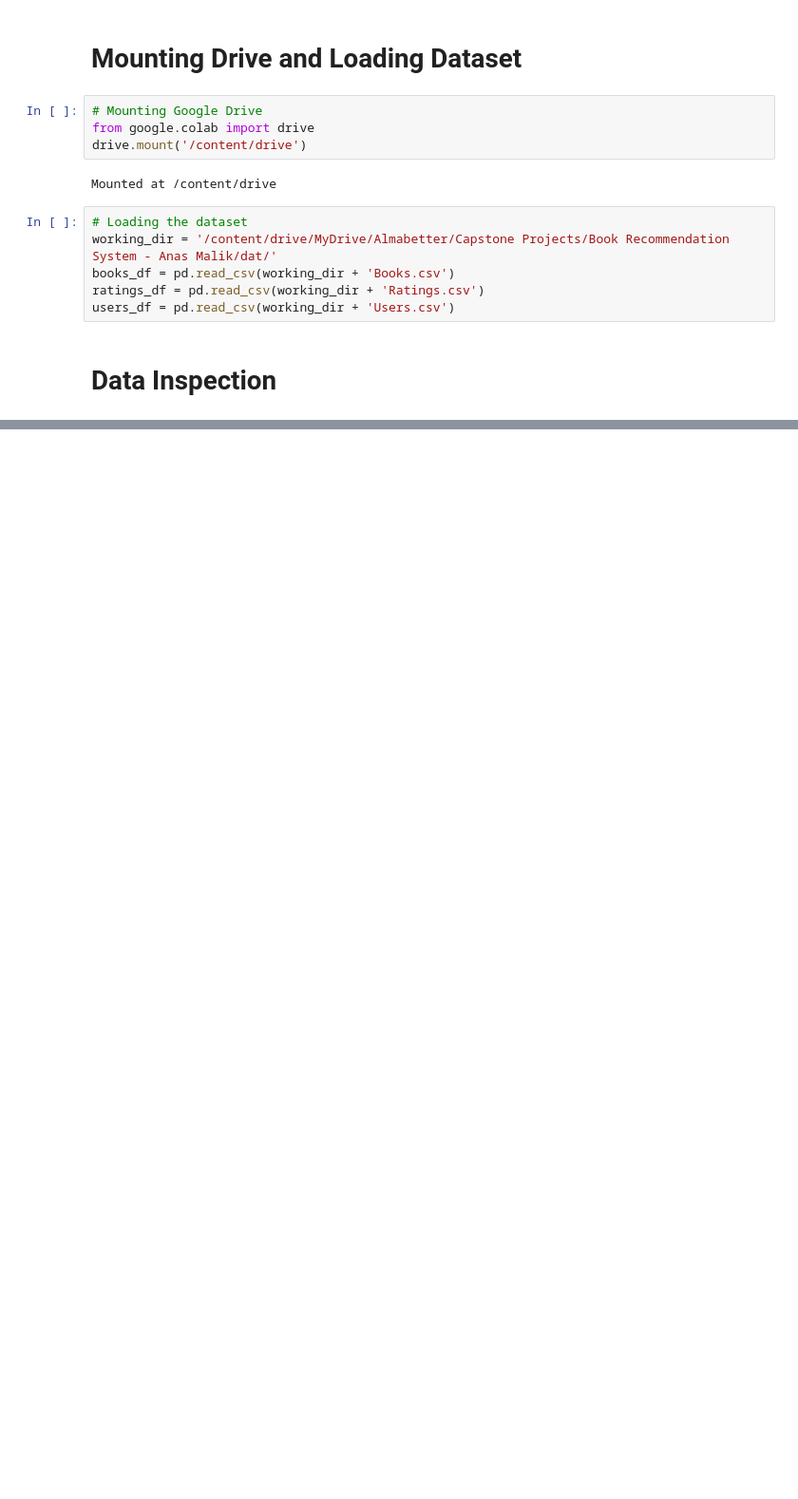
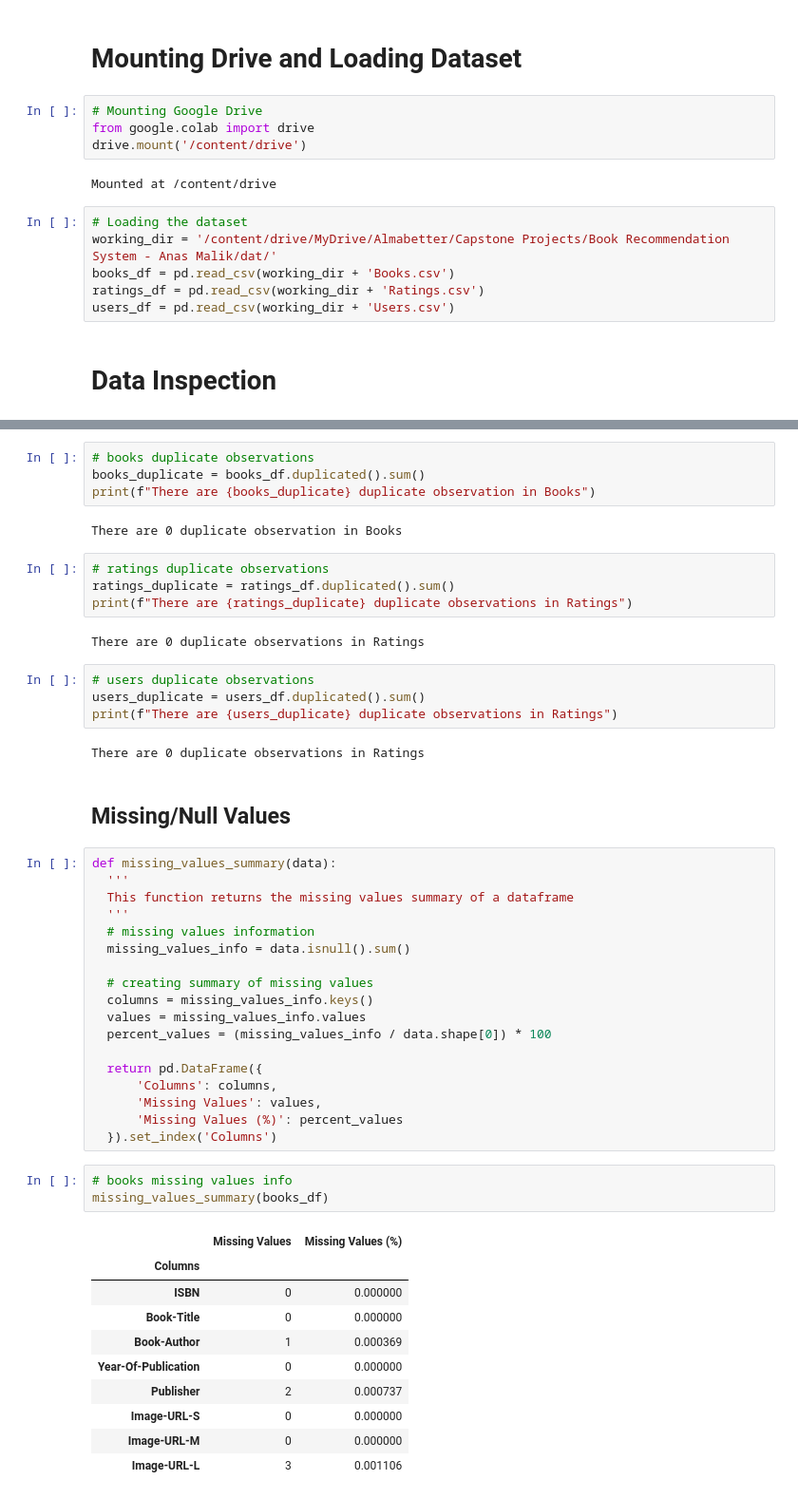
Before and after one commit to anasmalik081/Book-Recommendation-System-Capstone-Project, a Jupyter notebook: Individual_Notebbok_Book_Recommendation_System_Capstone_Project.ipynb, the cells around one changed output, grey strips where cells are left out. Shown at 95% size. Drawn from its saved outputs; the diff is of its cells as text; blank space fills up the shorter version.

```diff
--- a/Individual_Notebbok_Book_Recommendation_System_Capstone_Project.ipynb
+++ b/Individual_Notebbok_Book_Recommendation_System_Capstone_Project.ipynb
@@ -52,0 +150,52 @@ users_df = pd.read_csv(working_dir + 'Users.csv')
+# %%
+# books duplicate observations
+books_duplicate = books_df.duplicated().sum()
+print(f"There are {books_duplicate} duplicate observation in Books")
+# %% [output]
+There are 0 duplicate observation in Books
+# %%
+# ratings duplicate observations
+ratings_duplicate = ratings_df.duplicated().sum()
+print(f"There are {ratings_duplicate} duplicate observations in Ratings")
+# %% [output]
+There are 0 duplicate observations in Ratings
+# %%
+# users duplicate observations
+users_duplicate = users_df.duplicated().sum()
+print(f"There are {users_duplicate} duplicate observations in Ratings")
+# %% [output]
+There are 0 duplicate observations in Ratings
+# %% [markdown]
+## Missing/Null Values
+# %%
+def missing_values_summary(data):
+  '''
+  This function returns the missing values summary of a dataframe
+  '''
+  # missing values information
+  missing_values_info = data.isnull().sum()
+
+  # creating summary of missing values
+  columns = missing_values_info.keys()
+  values = missing_values_info.values
+  percent_values = (missing_values_info / data.shape[0]) * 100
+
+  return pd.DataFrame({
+      'Columns': columns,
+      'Missing Values': values,
+      'Missing Values (%)': percent_values
+  }).set_index('Columns')
+# %%
+# books missing values info
+missing_values_summary(books_df)
+# %% [output]
+|  | Missing Values | Missing Values (%) |
+| Columns |  |  |
+| ISBN | 0 | 0.000000 |
+| Book-Title | 0 | 0.000000 |
+| Book-Author | 1 | 0.000369 |
+| Year-Of-Publication | 0 | 0.000000 |
+| Publisher | 2 | 0.000737 |
+| Image-URL-S | 0 | 0.000000 |
+| Image-URL-M | 0 | 0.000000 |
+| Image-URL-L | 3 | 0.001106 |
```
Also changed, not shown: parts of 37 cells of this notebook.
